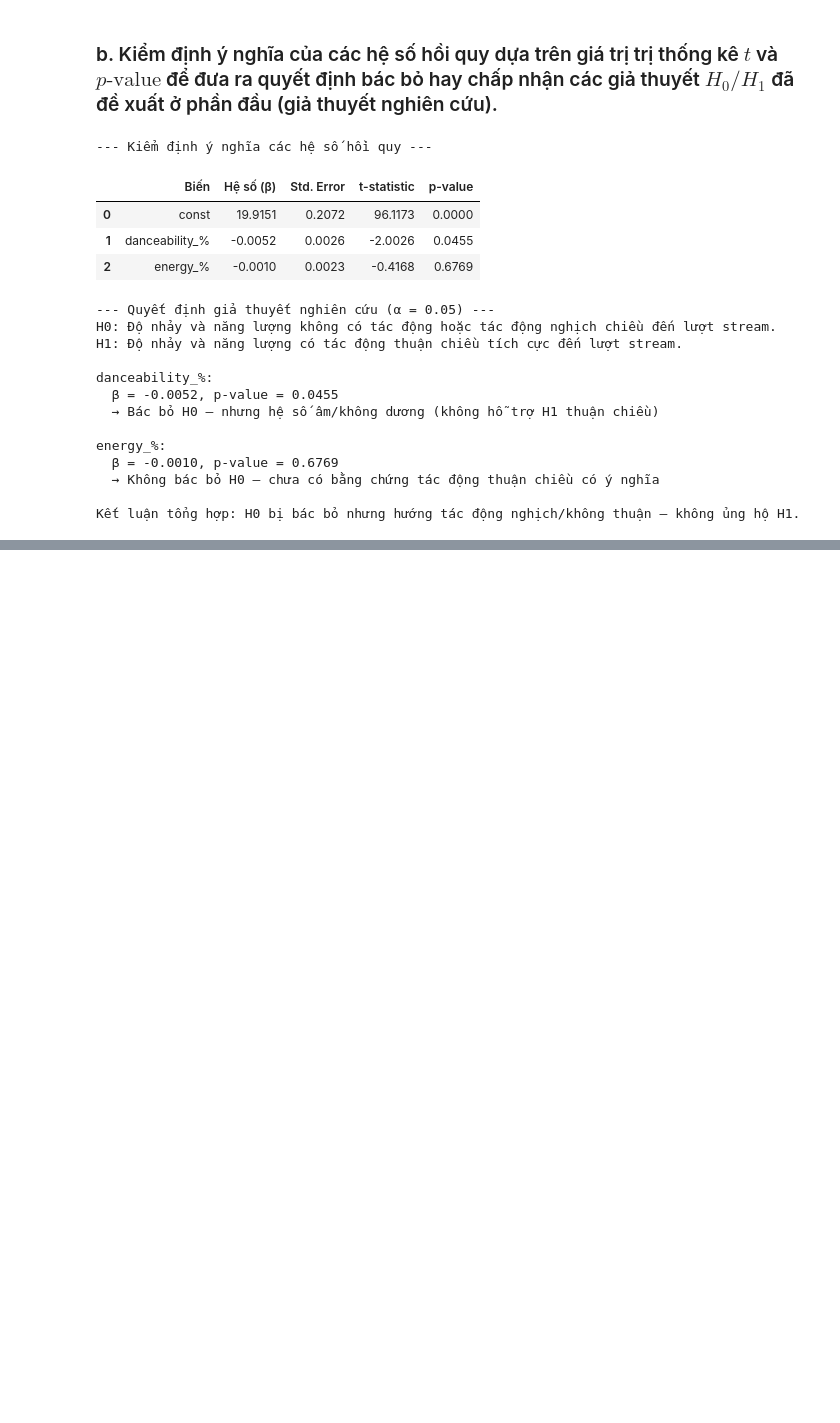
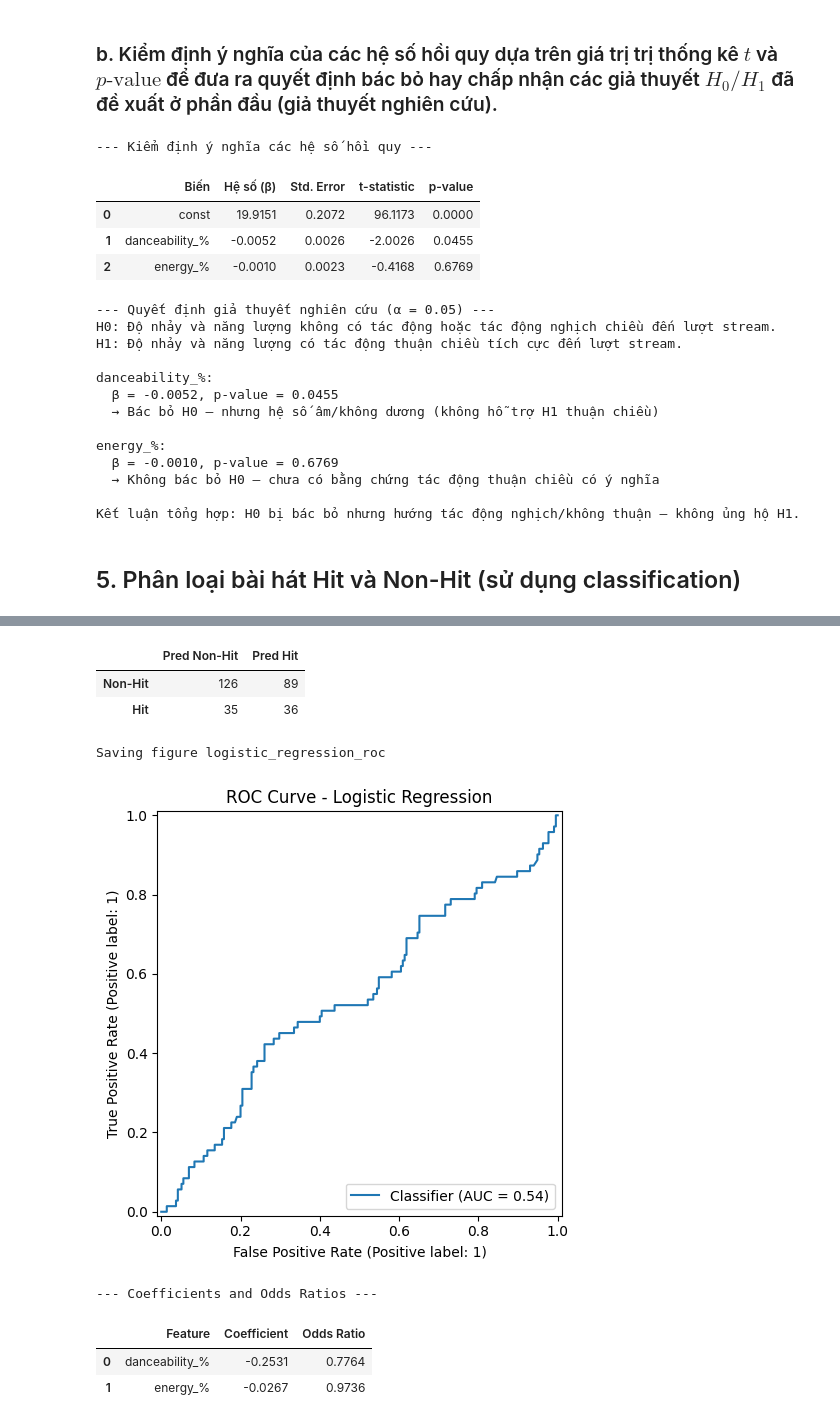
Before and after one commit to BuiHuy16/Spotify-Songs, a Jupyter notebook: notebooks/hypothesis_testing.ipynb, the cells around one changed output, grey strips where cells are left out. Saved outputs shown, nothing was run; the diff lists cells and outputs as text; code cells hidden in the pictures; blank space fills up the shorter version.

Commit message:
feat: add classification model to explain the failure of ols model

```diff
--- a/notebooks/hypothesis_testing.ipynb
+++ b/notebooks/hypothesis_testing.ipynb
@@ -330,3 +334,67 @@ energy_%:
   → Không bác bỏ H0 — chưa có bằng chứng tác động thuận chiều có ý nghĩa
 
 Kết luận tổng hợp: H0 bị bác bỏ nhưng hướng tác động nghịch/không thuận — không ủng hộ H1.
+# %% [markdown]
+## 5. Phân loại bài hát Hit và Non-Hit (sử dụng classification)
+# %%
+# Định nghĩa nhãn Hit / Non-Hit theo ngưỡng streams (top 25% là Hit)
+hit_threshold = df['streams'].quantile(0.75)
+df['hit'] = (df['streams'] >= hit_threshold).astype(int)
+
+# Các biến dùng cho phân loại: giữ nguyên các audio features đã dùng trong hồi quy
+clf_features = features.copy()
+X_clf = df[clf_features]
+y_clf = df['hit']
+
+# Chia dữ liệu train/test có cân bằng lớp
+X_train, X_test, y_train, y_test = train_test_split(
+    X_clf, y_clf, test_size=0.3, random_state=42, stratify=y_clf
+)
+
+# Chuẩn hóa dữ liệu để Logistic Regression hoạt động ổn định
+scaler = StandardScaler()
+X_train_scaled = scaler.fit_transform(X_train)
+X_test_scaled = scaler.transform(X_test)
+
+# Huấn luyện mô hình Logistic Regression
+logreg = LogisticRegression(solver='lbfgs', max_iter=1000, class_weight='balanced', random_state=42)
+logreg.fit(X_train_scaled, y_train)
+
+# Dự đoán và đánh giá
+y_pred = logreg.predict(X_test_scaled)
+y_proba = logreg.predict_proba(X_test_scaled)[:, 1]
+
+print('--- Phân loại Hit / Non-Hit ---')
+print(f'Tổng số bản ghi: {len(df)}')
+print(f'Ngưỡng định nghĩa Hit: {hit_threshold:.0f} streams (top 25%)')
+print('Phân phối nhãn:')
+print(df['hit'].value_counts(normalize=True).rename({0: 'Non-Hit', 1: 'Hit'}))
+
+accuracy = accuracy_score(y_test, y_pred)
+roc_auc = roc_auc_score(y_test, y_proba)
+print(f'Accuracy trên tập test: {accuracy:.4f}')
+print(f'ROC AUC trên tập test: {roc_auc:.4f}')
+
+print('--- Classification Report ---')
+print(classification_report(y_test, y_pred, target_names=['Non-Hit', 'Hit']))
+
+cm = confusion_matrix(y_test, y_pred)
+cm_df = pd.DataFrame(cm, index=['Non-Hit', 'Hit'], columns=['Pred Non-Hit', 'Pred Hit'])
+print('--- Confusion Matrix ---')
+display(cm_df)
+
+fig, ax = plt.subplots(figsize=(7, 5))
+RocCurveDisplay.from_predictions(y_test, y_proba, ax=ax)
+ax.set_title('ROC Curve - Logistic Regression')
+plt.tight_layout()
+save_fig('logistic_regression_roc')
+plt.show()
+
+coef_df = pd.DataFrame({
+    'Feature': clf_features,
+    'Coefficient': logreg.coef_[0]
+})
+coef_df['Odds Ratio'] = np.exp(coef_df['Coefficient'])
+print('--- Coefficients and Odds Ratios ---')
+display(coef_df.round(4))
+# %% [output]
@@ -332,0 +418,9 @@ Kết luận tổng hợp: H0 bị bác bỏ nhưng hướng tác động nghị
+|  | Pred Non-Hit | Pred Hit |
+| Non-Hit | 126 | 89 |
+| Hit | 35 | 36 |
+Saving figure logistic_regression_roc
+[figure, added]
+--- Coefficients and Odds Ratios ---
+|  | Feature | Coefficient | Odds Ratio |
+| 0 | danceability_% | -0.2531 | 0.7764 |
+| 1 | energy_% | -0.0267 | 0.9736 |
```
Also changed, not shown: parts of 3 cells of this notebook, 4 other files.
